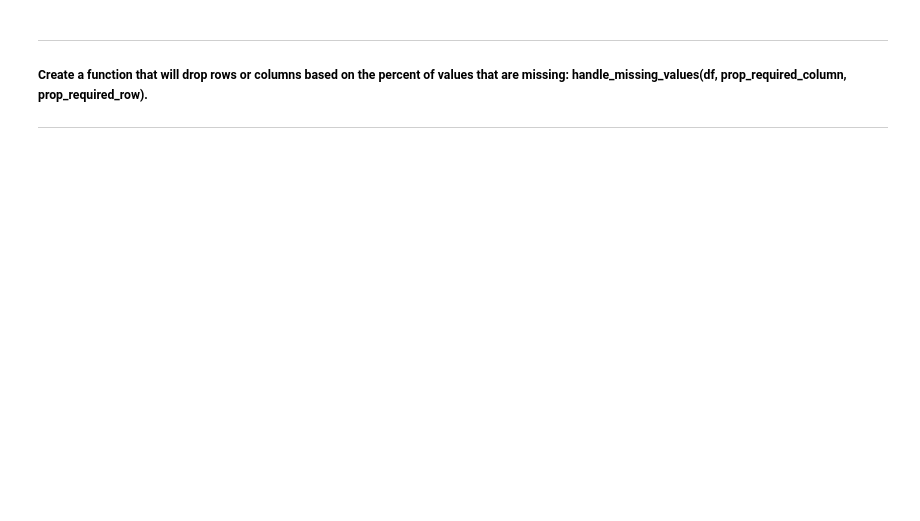
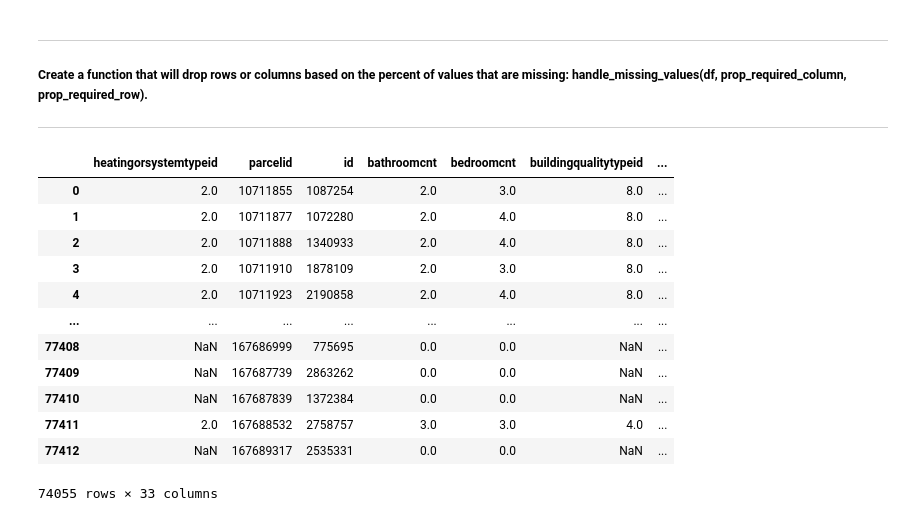
Before and after one commit to DBerchelmann/clustering-exercises, a Jupyter notebook: zillow.ipynb, the cells around one changed output. Drawn from its saved outputs; the diff is of its cells as text; code cells hidden in the pictures; blank space fills up the shorter version.

```diff
--- a/zillow.ipynb
+++ b/zillow.ipynb
@@ -340,3 +375,19 @@ def handle_missing_values(df, prop_required_row = 0.5, prop_required_col = 0.5):
 
 
     return df
+# %%
+handle_missing_values(df,prop_required_row = 0.5, prop_required_col = 0.5 )
+# %% [output]
+|  | heatingorsystemtypeid | parcelid | id | bathroomcnt | bedroomcnt | buildingqualitytypeid | ... |
+| 0 | 2.0 | 10711855 | 1087254 | 2.0 | 3.0 | 8.0 | ... |
+| 1 | 2.0 | 10711877 | 1072280 | 2.0 | 4.0 | 8.0 | ... |
+| 2 | 2.0 | 10711888 | 1340933 | 2.0 | 4.0 | 8.0 | ... |
+| 3 | 2.0 | 10711910 | 1878109 | 2.0 | 3.0 | 8.0 | ... |
+| 4 | 2.0 | 10711923 | 2190858 | 2.0 | 4.0 | 8.0 | ... |
+| ... | ... | ... | ... | ... | ... | ... | ... |
+| 77408 | NaN | 167686999 | 775695 | 0.0 | 0.0 | NaN | ... |
+| 77409 | NaN | 167687739 | 2863262 | 0.0 | 0.0 | NaN | ... |
+| 77410 | NaN | 167687839 | 1372384 | 0.0 | 0.0 | NaN | ... |
+| 77411 | 2.0 | 167688532 | 2758757 | 3.0 | 3.0 | 4.0 | ... |
+| 77412 | NaN | 167689317 | 2535331 | 0.0 | 0.0 | NaN | ... |
+74055 rows × 33 columns
```
Also changed, not shown: parts of 25 cells of this notebook, 2 other files.
